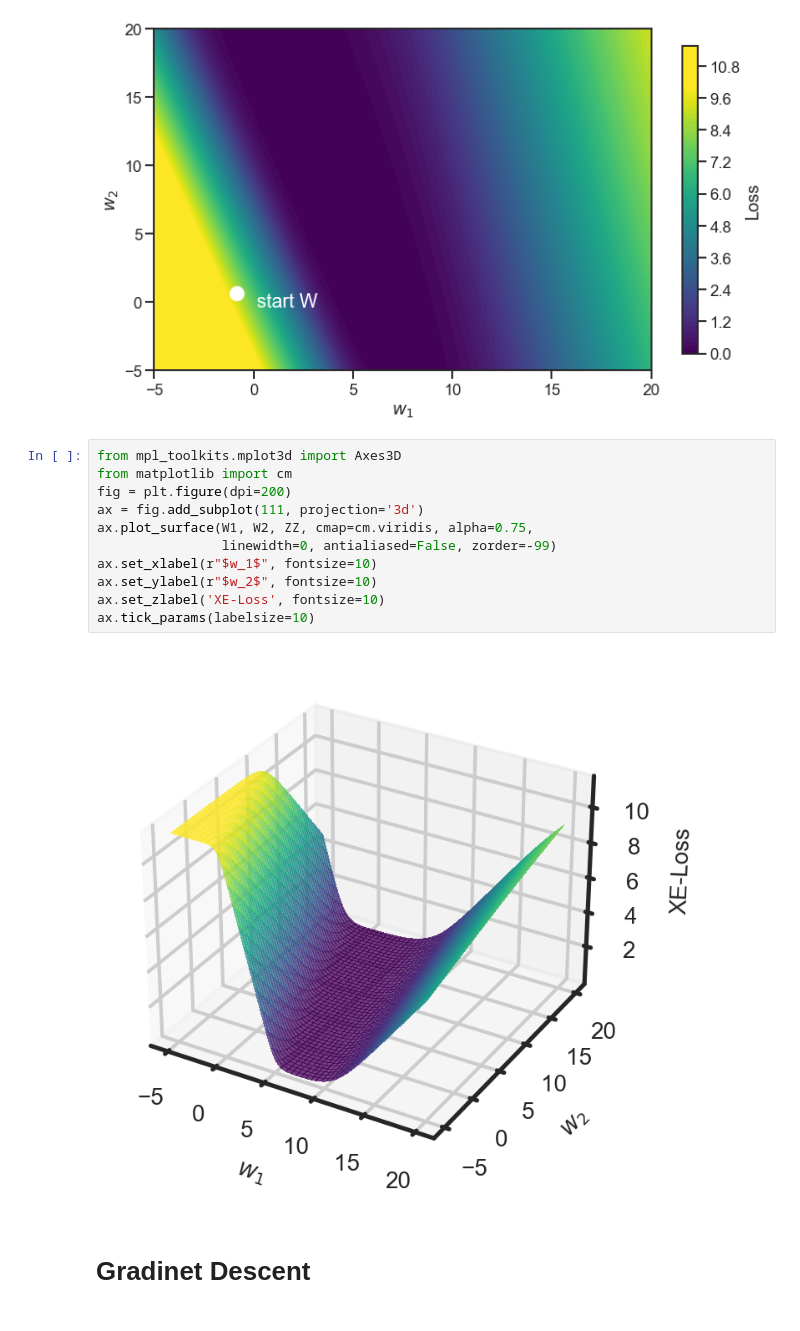
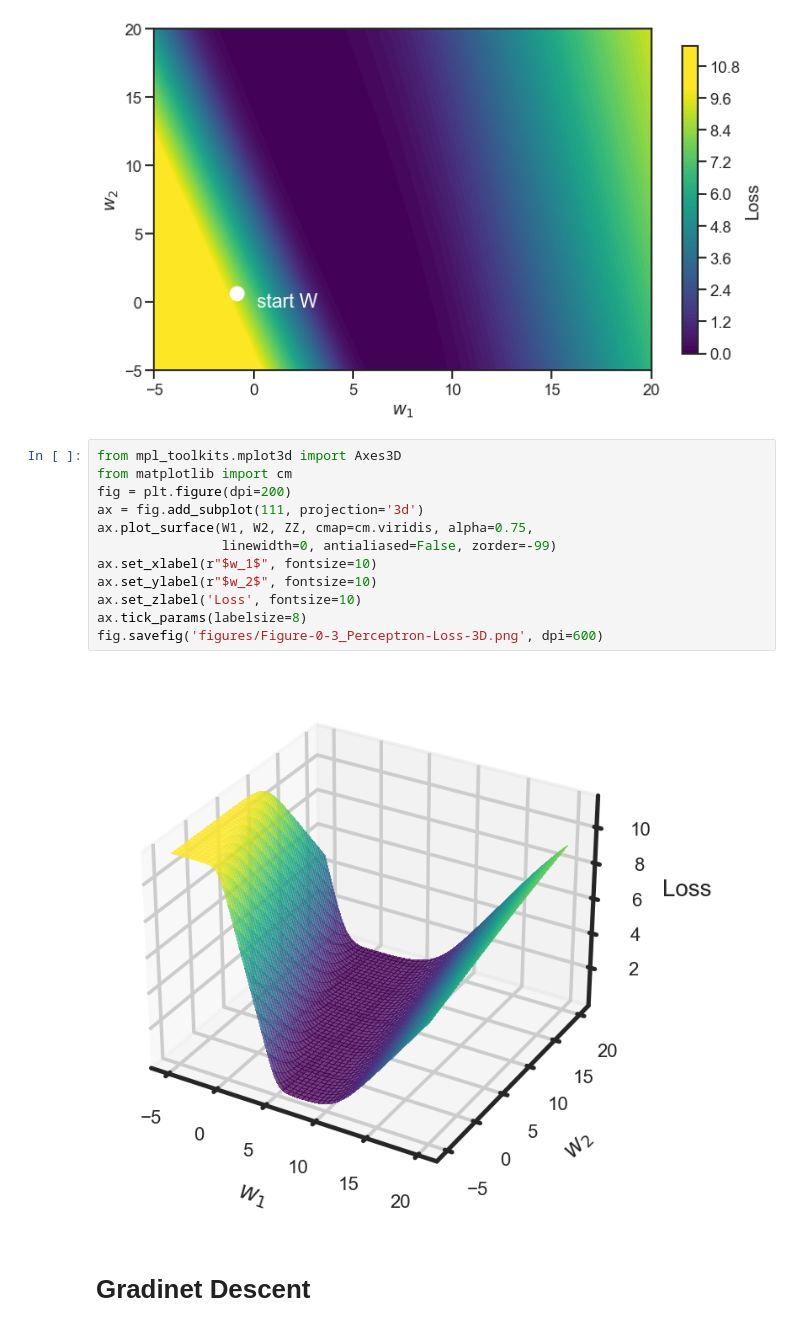
Before and after one commit to athms/deep-learning-basics, a Jupyter notebook: 0-Perceptron-Gradient-Descent.ipynb, the cells around one changed output. Drawn from its saved outputs; the diff is of its cells as text.

```diff
--- a/0-Perceptron-Gradient-Descent.ipynb
+++ b/0-Perceptron-Gradient-Descent.ipynb
@@ -172,16 +172,17 @@ fig.savefig('figures/Figure-0-2_Perceptron-Loss.png', dpi=600)
 # %%
 from mpl_toolkits.mplot3d import Axes3D
 from matplotlib import cm
 fig = plt.figure(dpi=200)
 ax = fig.add_subplot(111, projection='3d')
 ax.plot_surface(W1, W2, ZZ, cmap=cm.viridis, alpha=0.75,
                 linewidth=0, antialiased=False, zorder=-99)
 ax.set_xlabel(r"$w_1$", fontsize=10)
 ax.set_ylabel(r"$w_2$", fontsize=10)
-ax.set_zlabel('XE-Loss', fontsize=10)
-ax.tick_params(labelsize=10)
+ax.set_zlabel('Loss', fontsize=10)
+ax.tick_params(labelsize=8)
+fig.savefig('figures/Figure-0-3_Perceptron-Loss-3D.png', dpi=600)
 # %% [output]
-[figure, old version]
+[figure, new version]
 # %% [markdown]
 # Gradinet Descent
 # %%
```
Also changed, not shown: parts of 2 cells of this notebook.
